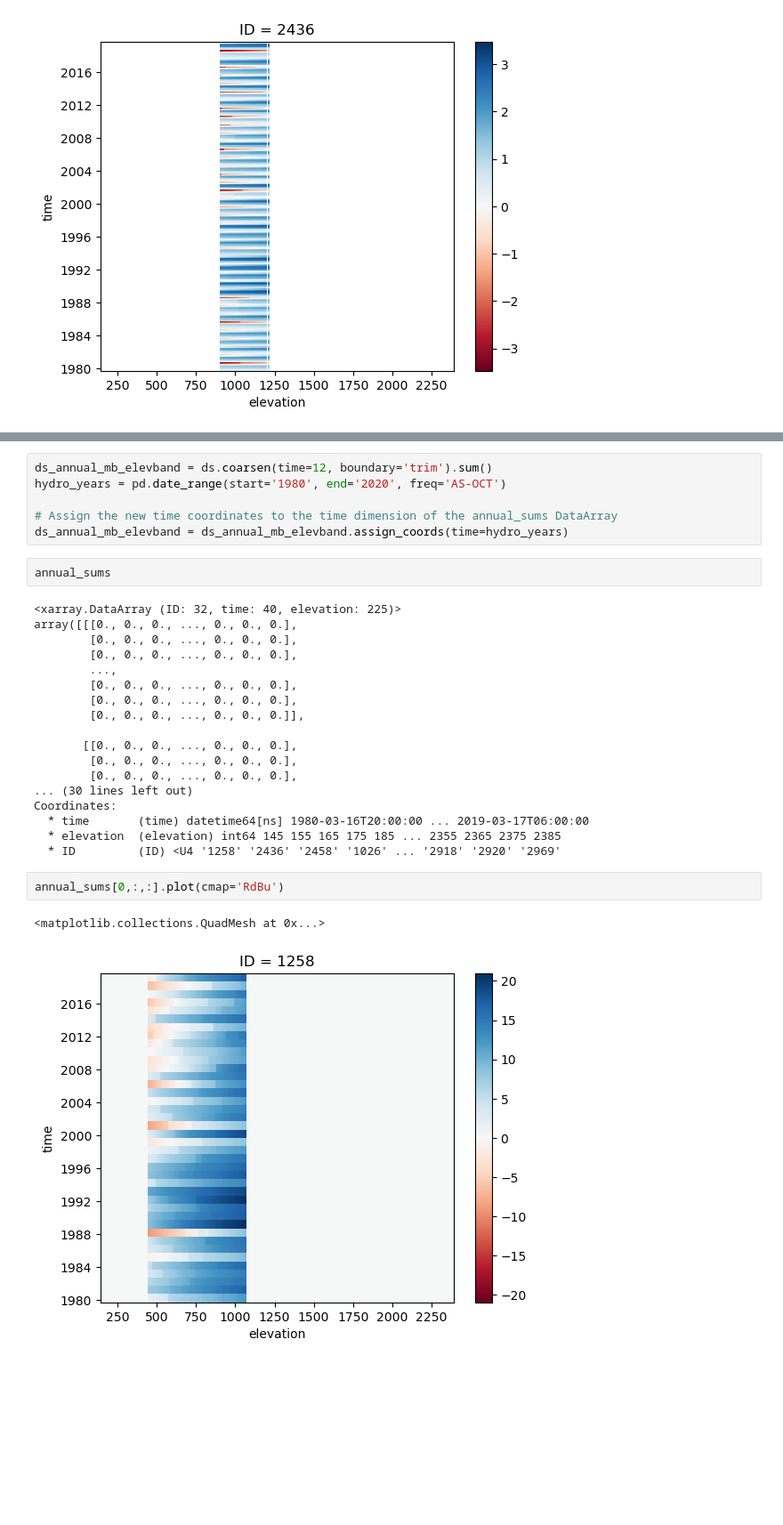
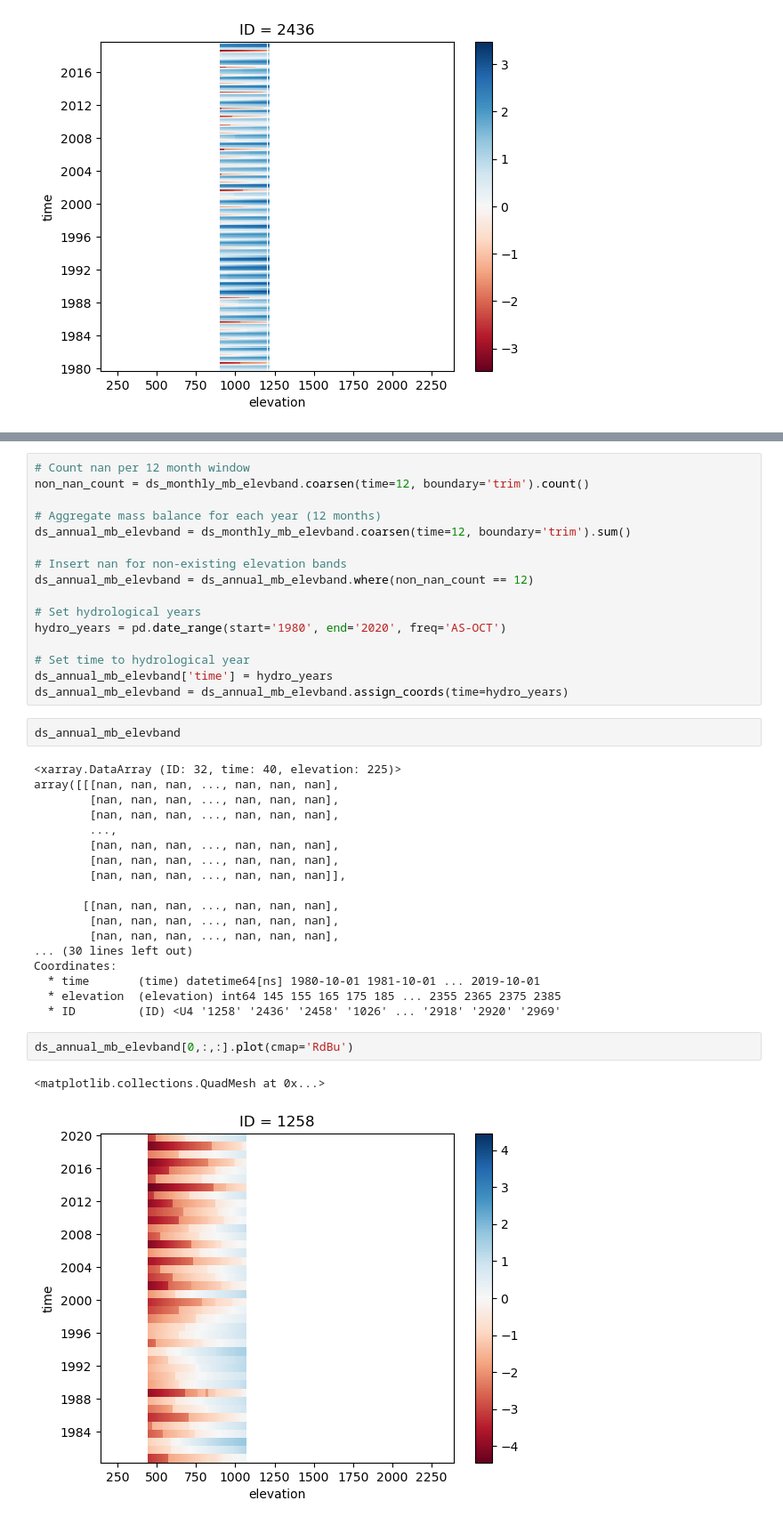
Before and after one commit to khsjursen/ML_MB_Norway, a Jupyter notebook: process_model_results.ipynb, the cells around one changed output, grey strips where cells are left out. Shown at 89% size. Cells and saved outputs as stored; diff of their text form; blank space fills up the shorter version.

```diff
--- a/process_model_results.ipynb
+++ b/process_model_results.ipynb
@@ -188,32 +201,42 @@ array(['1258', '2436', '2458', '1026', '2384', '0287', '1657', '1598', '0295',
 # %%
-ds_annual_mb_elevband = ds.coarsen(time=12, boundary='trim').sum()
+# Count nan per 12 month window
+non_nan_count = ds_monthly_mb_elevband.coarsen(time=12, boundary='trim').count()
+
+# Aggregate mass balance for each year (12 months)
+ds_annual_mb_elevband = ds_monthly_mb_elevband.coarsen(time=12, boundary='trim').sum()
+
+# Insert nan for non-existing elevation bands
+ds_annual_mb_elevband = ds_annual_mb_elevband.where(non_nan_count == 12)
+
+# Set hydrological years
 hydro_years = pd.date_range(start='1980', end='2020', freq='AS-OCT')
 
-# Assign the new time coordinates to the time dimension of the annual_sums DataArray
+# Set time to hydrological year
+ds_annual_mb_elevband['time'] = hydro_years
 ds_annual_mb_elevband = ds_annual_mb_elevband.assign_coords(time=hydro_years)
 # %%
-annual_sums
+ds_annual_mb_elevband
 # %% [output]
 <xarray.DataArray (ID: 32, time: 40, elevation: 225)>
-array([[[0., 0., 0., ..., 0., 0., 0.],
-        [0., 0., 0., ..., 0., 0., 0.],
-        [0., 0., 0., ..., 0., 0., 0.],
+array([[[nan, nan, nan, ..., nan, nan, nan],
+        [nan, nan, nan, ..., nan, nan, nan],
+        [nan, nan, nan, ..., nan, nan, nan],
         ...,
-        [0., 0., 0., ..., 0., 0., 0.],
-        [0., 0., 0., ..., 0., 0., 0.],
-        [0., 0., 0., ..., 0., 0., 0.]],
+        [nan, nan, nan, ..., nan, nan, nan],
+        [nan, nan, nan, ..., nan, nan, nan],
+        [nan, nan, nan, ..., nan, nan, nan]],
 
-       [[0., 0., 0., ..., 0., 0., 0.],
-        [0., 0., 0., ..., 0., 0., 0.],
-        [0., 0., 0., ..., 0., 0., 0.],
+       [[nan, nan, nan, ..., nan, nan, nan],
+        [nan, nan, nan, ..., nan, nan, nan],
+        [nan, nan, nan, ..., nan, nan, nan],
 ... (30 lines left out)
 Coordinates:
-  * time       (time) datetime64[ns] 1980-03-16T20:00:00 ... 2019-03-17T06:00:00
+  * time       (time) datetime64[ns] 1980-10-01 1981-10-01 ... 2019-10-01
   * elevation  (elevation) int64 145 155 165 175 185 ... 2355 2365 2375 2385
   * ID         (ID) <U4 '1258' '2436' '2458' '1026' ... '2918' '2920' '2969'
 # %%
-annual_sums[0,:,:].plot(cmap='RdBu')
+ds_annual_mb_elevband[0,:,:].plot(cmap='RdBu')
 # %% [output]
 <matplotlib.collections.QuadMesh at 0x...>
-[figure, old version]
+[figure, new version]
 # %%
```
Also changed, not shown: parts of 31 cells of this notebook.
